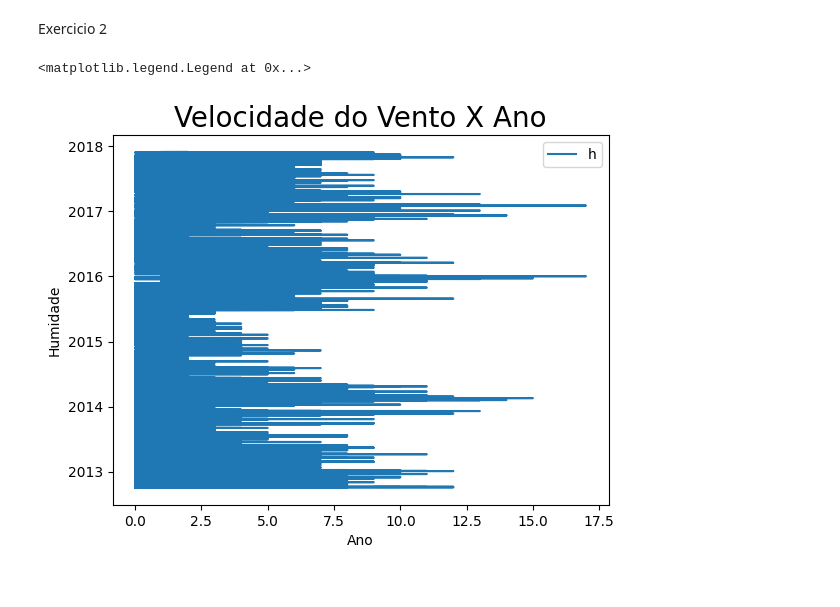
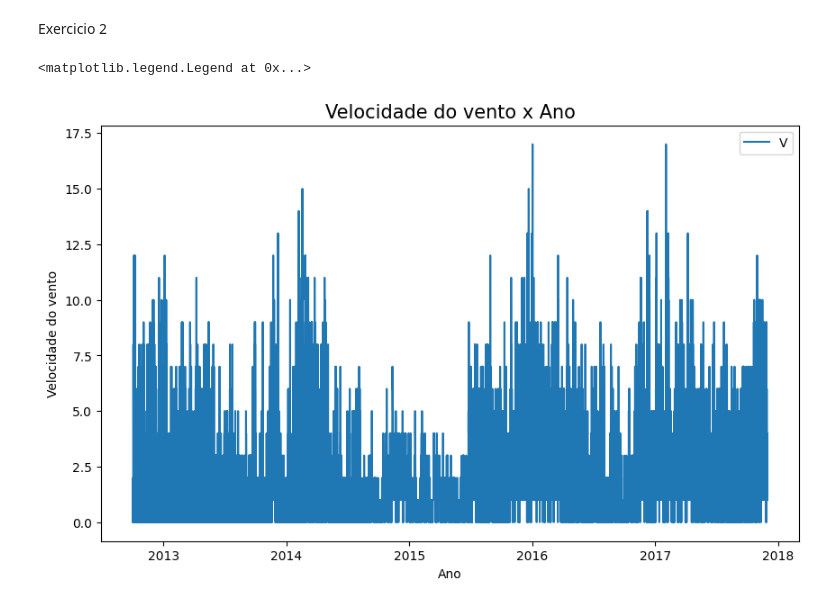
Before and after one commit to RSVictor/Codigos_IABD2024, a Jupyter notebook: Aula 03/exercicios.ipynb, the cells around one changed output. Drawn from its saved outputs; the diff is of its cells as text; code cells hidden in the pictures.

```diff
--- a/Aula 03/exercicios.ipynb
+++ b/Aula 03/exercicios.ipynb
@@ -24,15 +22,12 @@ plt.legend("humidade",loc='best')
 # %% [markdown]
 Exercicio 2
-# %%
-plt.plot(df['velocidade do vento'],df['data'])
-plt.title('Velocidade do Vento X Ano',fontsize=20)
-plt.xlabel('Ano')#titulo do eixo x
-plt.ylabel('Humidade')#titulo do eixo y
-plt.legend("humidade",loc='upper left')#coloca a legenda no grafico no alto lado esquerdo
-#plt.legend("Temeperatura",loc='upper right')#coloca a legenda no grafico no alto lado direito
-#plt.legend("Temeperatura",loc='lower left')#coloca a legenda no grafico na parte de baixo lado direito
-#plt.legend("Temeperatura",loc='lower right')#coloca a legenda no grafico na parte de baixo lado direito
-plt.legend("humidade",loc='best')
-# %% [output]
-<matplotlib.legend.Legend at 0x...>
-[figure, removed]
+# %%
+plt.figure(figsize=(10,6))
+plt.plot(df['data'], df['velocidade do vento'])
+plt.title('Velocidade do vento x Ano', fontsize=15)
+plt.xlabel('Ano')
+plt.ylabel('Velocidade do vento')
+plt.legend('Velocidade do vento', loc='upper right')
+# %% [output]
+<matplotlib.legend.Legend at 0x...>
+[figure, added]
```
Also changed, not shown: parts of 23 cells of this notebook, 1 other file.
